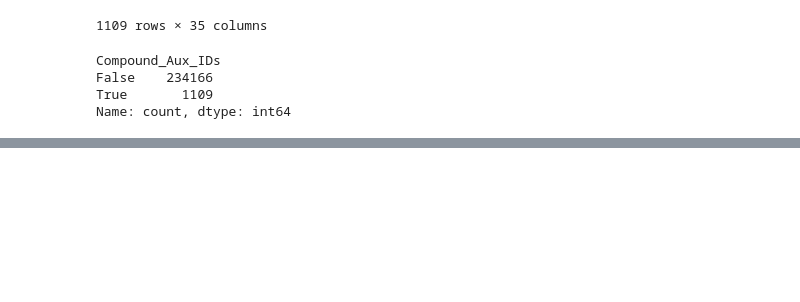
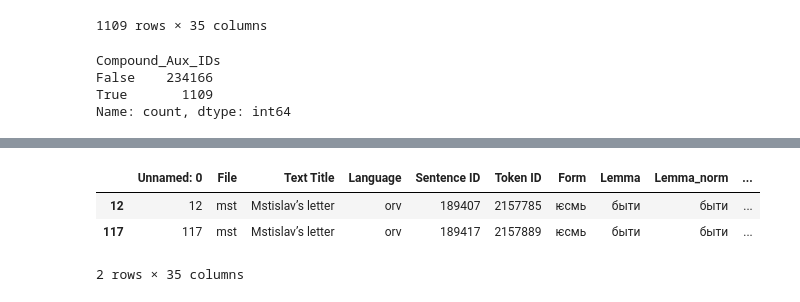
Before and after one commit to m03dtb/old-east-slavic-corpus-analysis, a Jupyter notebook: 02/6_Verb_Verb_Combos.ipynb, the cells around one changed output, grey strips where cells are left out. Cells and saved outputs as stored; diff of their text form; code cells hidden in the pictures; blank space fills up the shorter version.

```diff
--- a/02/6_Verb_Verb_Combos.ipynb
+++ b/02/6_Verb_Verb_Combos.ipynb
@@ -187,0 +195,7 @@ Name: count, dtype: int64
+# %%
+df[df["Is_Compound_Aux"] == True].head(2)
+# %% [output]
+|  | Unnamed: 0 | File | Text Title | Language | Sentence ID | Token ID | Form | Lemma | Lemma_norm | ... |
+| 12 | 12 | mst | Mstislav’s letter | orv | 189407 | 2157785 | ѥсмь | быти | быти | ... |
+| 117 | 117 | mst | Mstislav’s letter | orv | 189417 | 2157889 | ѥсмь | быти | быти | ... |
+2 rows × 35 columns
```
Also changed, not shown: parts of 2 cells of this notebook, 7 other files.
